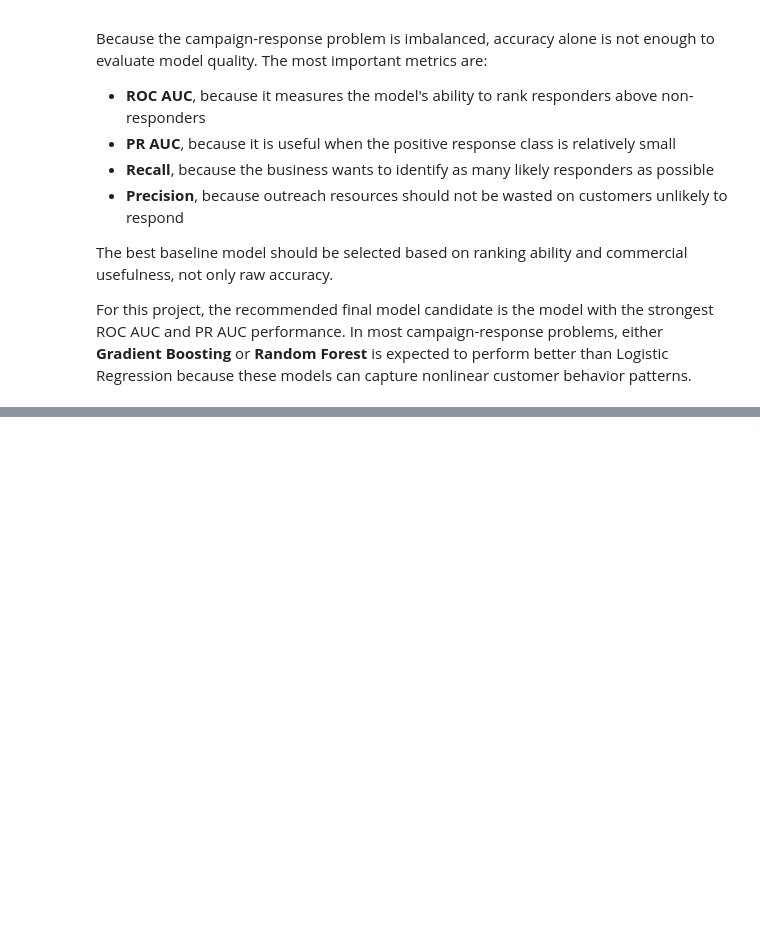
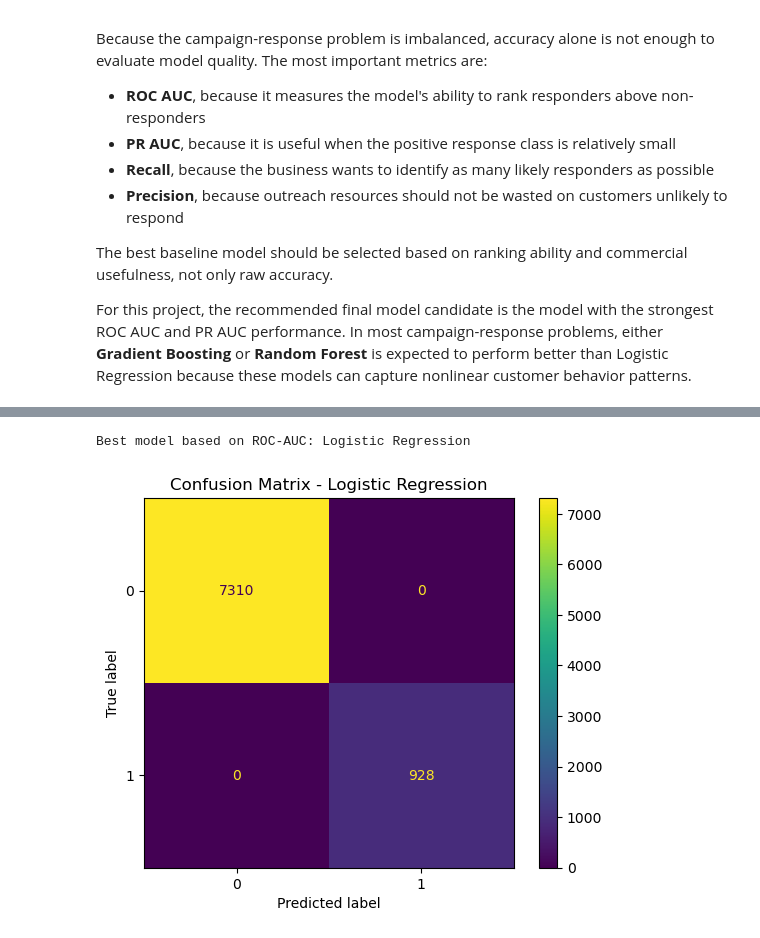
Before and after one commit to Nejatbakhsh-y/commercial-campaign-response-prioritization, a Jupyter notebook: notebooks/02_baseline_modeling.ipynb, the cells around one changed output, grey strips where cells are left out. Drawn from its saved outputs; the diff is of its cells as text; code cells hidden in the pictures; blank space fills up the shorter version.

```diff
--- a/notebooks/02_baseline_modeling.ipynb
+++ b/notebooks/02_baseline_modeling.ipynb
@@ -411,0 +586,26 @@ Customer response scores saved to: c:\Users\nejat\OneDrive\Desktop\UN\Skills\Git
+# %%
+# Cell 2: Collect trained models
+# Collect trained models from Step 6
+
+models = {}
+
+possible_model_names = {
+    "Logistic Regression": ["logistic_model", "log_reg_model", "logistic_regression_model"],
+    "Random Forest": ["random_forest_model", "rf_model"],
+    "Gradient Boosting": ["gradient_boosting_model", "gb_model", "gb_clf"]
+}
+
+for display_name, variable_names in possible_model_names.items():
+    for variable_name in variable_names:
+        if variable_name in globals():
+            models[display_name] = globals()[variable_name]
+            break
+
+if len(models) == 0:
+    raise ValueError(
+        "No trained models were found. Check the model variable names from Step 6."
+    )
+
+print("Models available for evaluation:")
+for model_name in models.keys():
+    print("-", model_name)
@@ -411,0 +682,23 @@ Customer response scores saved to: c:\Users\nejat\OneDrive\Desktop\UN\Skills\Git
+# %%
+# Cell 4: Select best model
+best_model_name = evaluation_df.iloc[0]["Model"]
+best_model = models[best_model_name]
+
+print("Best model based on ROC-AUC:", best_model_name)
+# %% [output]
+Best model based on ROC-AUC: Logistic Regression
+# %%
+#Cell 5: Confusion matrix for best model
+best_y_pred = best_model.predict(X_test)
+best_y_proba = best_model.predict_proba(X_test)[:, 1]
+
+cm = confusion_matrix(y_test, best_y_pred)
+
+disp = ConfusionMatrixDisplay(confusion_matrix=cm)
+disp.plot(values_format="d")
+
+plt.title(f"Confusion Matrix - {best_model_name}")
+plt.savefig("reports/figures/confusion_matrix_best_model.png", dpi=300, bbox_inches="tight")
+plt.show()
+# %% [output]
+[figure, added]
```
Also changed, not shown: parts of 20 cells of this notebook, 1 other file.
